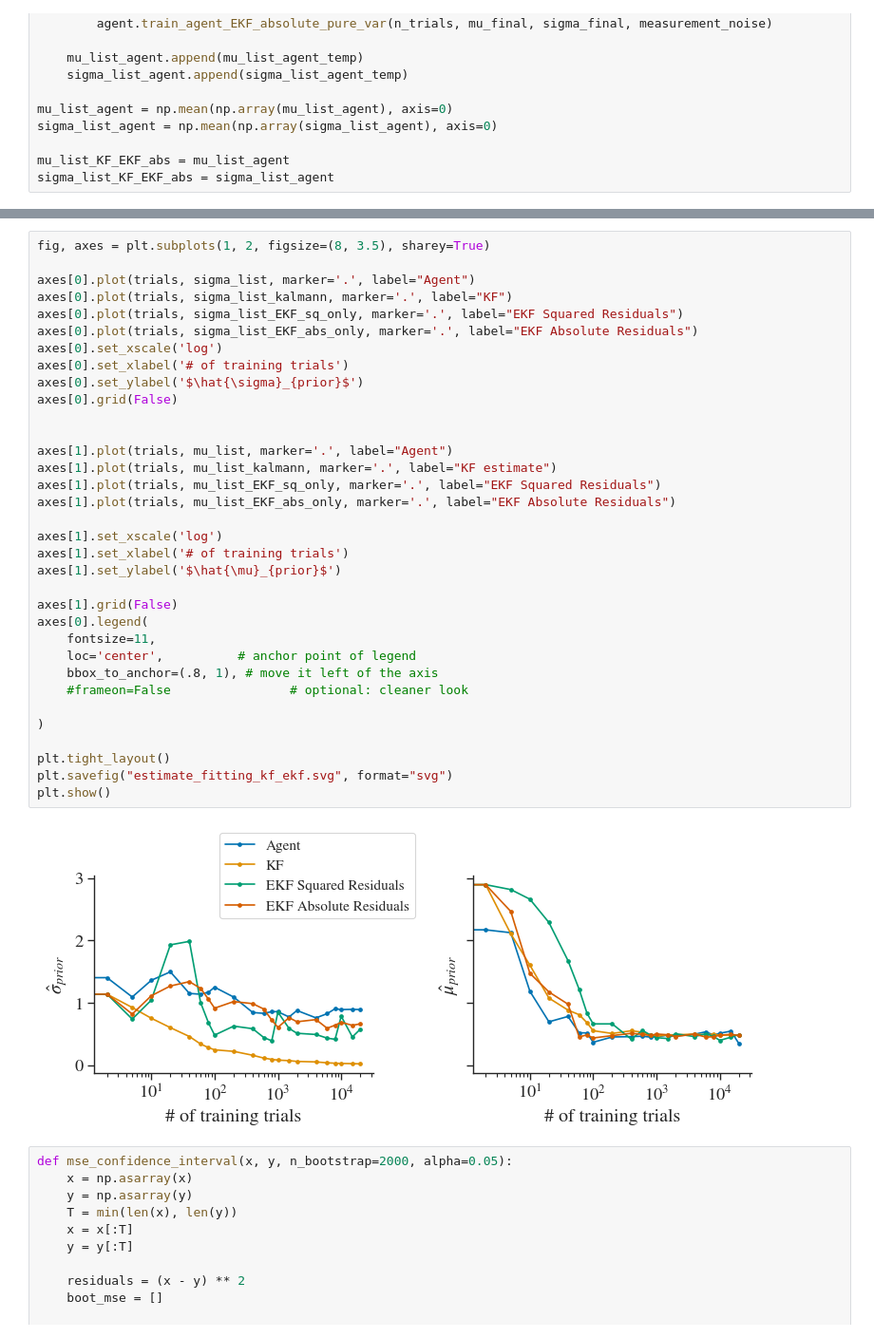
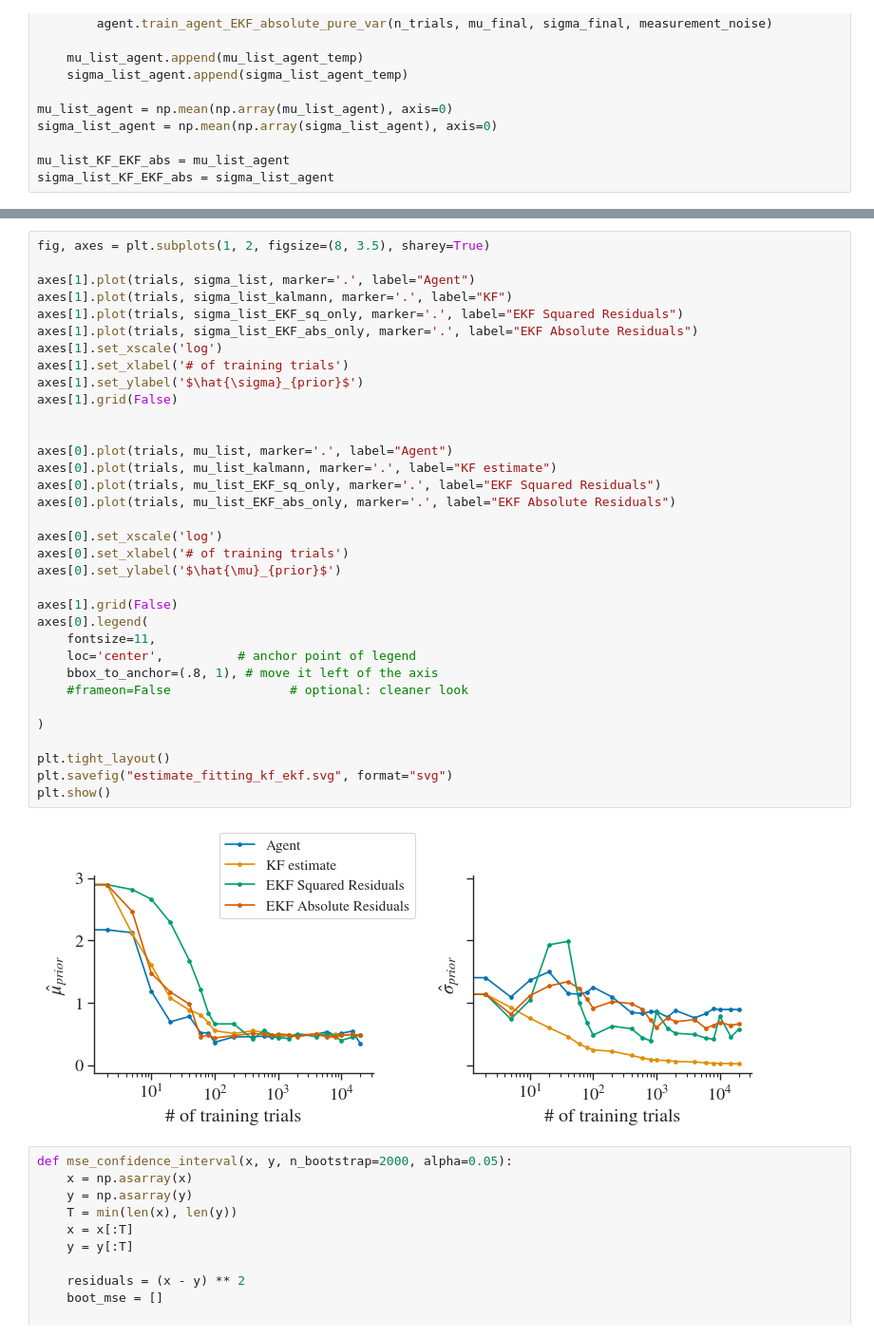
Before and after one commit to camila-maura/bayesian_agents_project_s1, a Jupyter notebook: notebooks/level_5.ipynb, the cells around one changed output, grey strips where cells are left out. Shown at 95% size. Saved outputs shown, nothing was run; the diff lists cells and outputs as text.

Commit message:
fixing plots for level 5

```diff
--- a/notebooks/level_5.ipynb
+++ b/notebooks/level_5.ipynb
@@ -584,39 +369,39 @@ plt.show()
 # %%
 fig, axes = plt.subplots(1, 2, figsize=(8, 3.5), sharey=True)
 
-axes[0].plot(trials, sigma_list, marker='.', label="Agent")
-axes[0].plot(trials, sigma_list_kalmann, marker='.', label="KF")
-axes[0].plot(trials, sigma_list_EKF_sq_only, marker='.', label="EKF Squared Residuals")
-axes[0].plot(trials, sigma_list_EKF_abs_only, marker='.', label="EKF Absolute Residuals")
+axes[1].plot(trials, sigma_list, marker='.', label="Agent")
+axes[1].plot(trials, sigma_list_kalmann, marker='.', label="KF")
+axes[1].plot(trials, sigma_list_EKF_sq_only, marker='.', label="EKF Squared Residuals")
+axes[1].plot(trials, sigma_list_EKF_abs_only, marker='.', label="EKF Absolute Residuals")
+axes[1].set_xscale('log')
+axes[1].set_xlabel('# of training trials')
+axes[1].set_ylabel('$\hat{\sigma}_{prior}$')
+axes[1].grid(False)
+
+
+axes[0].plot(trials, mu_list, marker='.', label="Agent")
+axes[0].plot(trials, mu_list_kalmann, marker='.', label="KF estimate")
+axes[0].plot(trials, mu_list_EKF_sq_only, marker='.', label="EKF Squared Residuals")
+axes[0].plot(trials, mu_list_EKF_abs_only, marker='.', label="EKF Absolute Residuals")
+
 axes[0].set_xscale('log')
 axes[0].set_xlabel('# of training trials')
-axes[0].set_ylabel('$\hat{\sigma}_{prior}$')
-axes[0].grid(False)
-
-
-axes[1].plot(trials, mu_list, marker='.', label="Agent")
-axes[1].plot(trials, mu_list_kalmann, marker='.', label="KF estimate")
-axes[1].plot(trials, mu_list_EKF_sq_only, marker='.', label="EKF Squared Residuals")
-axes[1].plot(trials, mu_list_EKF_abs_only, marker='.', label="EKF Absolute Residuals")
-
-axes[1].set_xscale('log')
-axes[1].set_xlabel('# of training trials')
-axes[1].set_ylabel('$\hat{\mu}_{prior}$')
+axes[0].set_ylabel('$\hat{\mu}_{prior}$')
 
 axes[1].grid(False)
 axes[0].legend(
     fontsize=11,
     loc='center',          # anchor point of legend
     bbox_to_anchor=(.8, 1), # move it left of the axis
     #frameon=False                # optional: cleaner look
 
 )
 
 plt.tight_layout()
 plt.savefig("estimate_fitting_kf_ekf.svg", format="svg")
 plt.show()
 # %% [output]
-[figure, old version]
+[figure, new version]
 # %%
 def mse_confidence_interval(x, y, n_bootstrap=2000, alpha=0.05):
     x = np.asarray(x)
```
Also changed, not shown: parts of 19 cells of this notebook, 5 other files.
